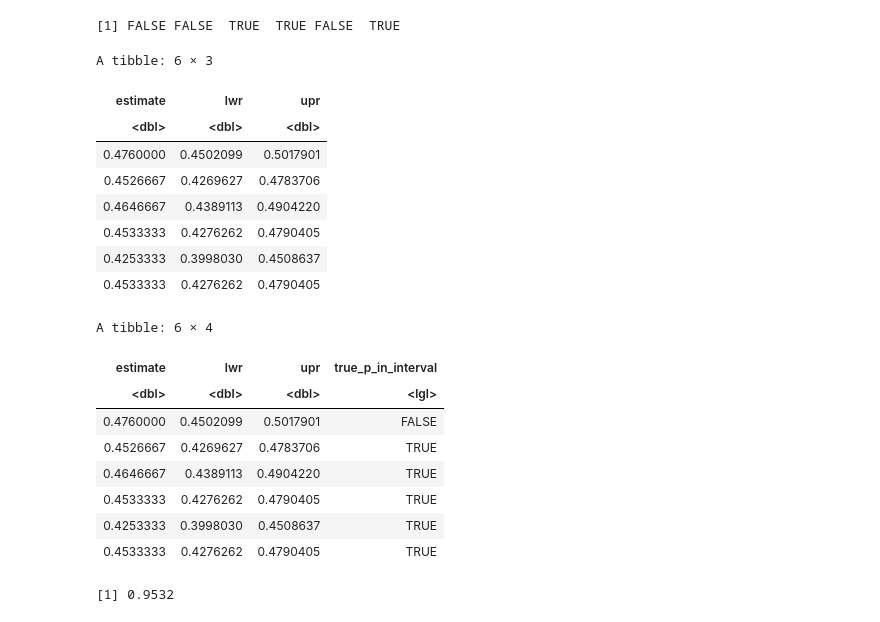
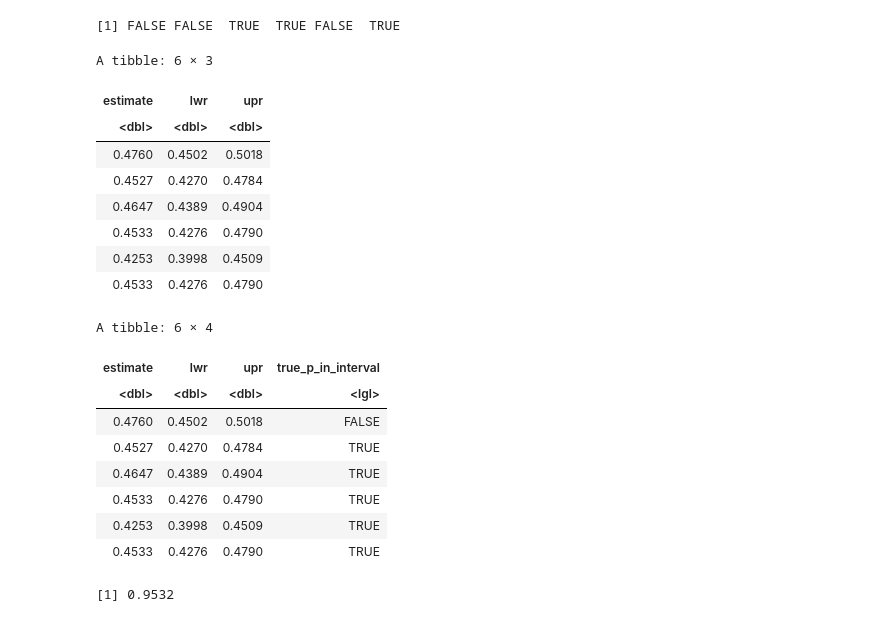
Before and after one commit to 5harad/API201-2022, a Jupyter notebook: lectures/lecture-15-code.ipynb, the cells around one changed output. Saved outputs shown, nothing was run; the diff lists cells and outputs as text; code cells hidden in the pictures.

```diff
--- a/lectures/lecture-15-code.ipynb
+++ b/lectures/lecture-15-code.ipynb
@@ -36,18 +36,20 @@ CI <- function(iter) {
 # %%
 set.seed(16)
 
-many_worlds <- map_dfr(1:1e4, CI)
+many_worlds <- map_dfr(1:1e4, CI) %>%
+  mutate(across(.fns = ~round(.x, 4)))
+
 head(many_worlds)
 # %% [output]
 A tibble: 6 × 3
 | estimate | lwr | upr |
 | <dbl> | <dbl> | <dbl> |
-| 0.4760000 | 0.4502099 | 0.5017901 |
-| 0.4526667 | 0.4269627 | 0.4783706 |
-| 0.4646667 | 0.4389113 | 0.4904220 |
-| 0.4533333 | 0.4276262 | 0.4790405 |
-| 0.4253333 | 0.3998030 | 0.4508637 |
-| 0.4533333 | 0.4276262 | 0.4790405 |
+| 0.4760 | 0.4502 | 0.5018 |
+| 0.4527 | 0.4270 | 0.4784 |
+| 0.4647 | 0.4389 | 0.4904 |
+| 0.4533 | 0.4276 | 0.4790 |
+| 0.4253 | 0.3998 | 0.4509 |
+| 0.4533 | 0.4276 | 0.4790 |
 # %%
 many_worlds <- many_worlds %>%
   mutate(true_p_in_interval = (lwr <= 0.45 & 0.45 <= upr))
@@ -56,12 +58,12 @@ head(many_worlds)
 A tibble: 6 × 4
 | estimate | lwr | upr | true_p_in_interval |
 | <dbl> | <dbl> | <dbl> | <lgl> |
-| 0.4760000 | 0.4502099 | 0.5017901 | FALSE |
-| 0.4526667 | 0.4269627 | 0.4783706 | TRUE |
-| 0.4646667 | 0.4389113 | 0.4904220 | TRUE |
-| 0.4533333 | 0.4276262 | 0.4790405 | TRUE |
-| 0.4253333 | 0.3998030 | 0.4508637 | TRUE |
-| 0.4533333 | 0.4276262 | 0.4790405 | TRUE |
+| 0.4760 | 0.4502 | 0.5018 | FALSE |
+| 0.4527 | 0.4270 | 0.4784 | TRUE |
+| 0.4647 | 0.4389 | 0.4904 | TRUE |
+| 0.4533 | 0.4276 | 0.4790 | TRUE |
+| 0.4253 | 0.3998 | 0.4509 | TRUE |
+| 0.4533 | 0.4276 | 0.4790 | TRUE |
 # %%
 mean(many_worlds$true_p_in_interval)
 # %% [output]
```
